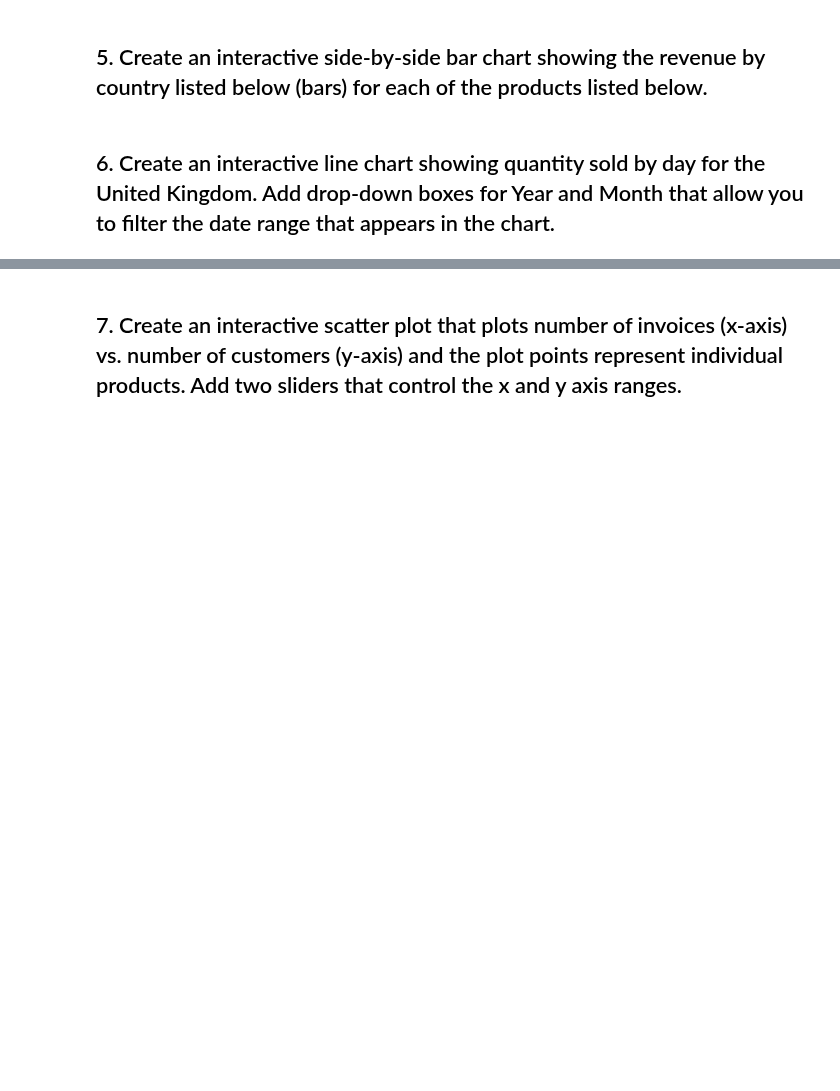
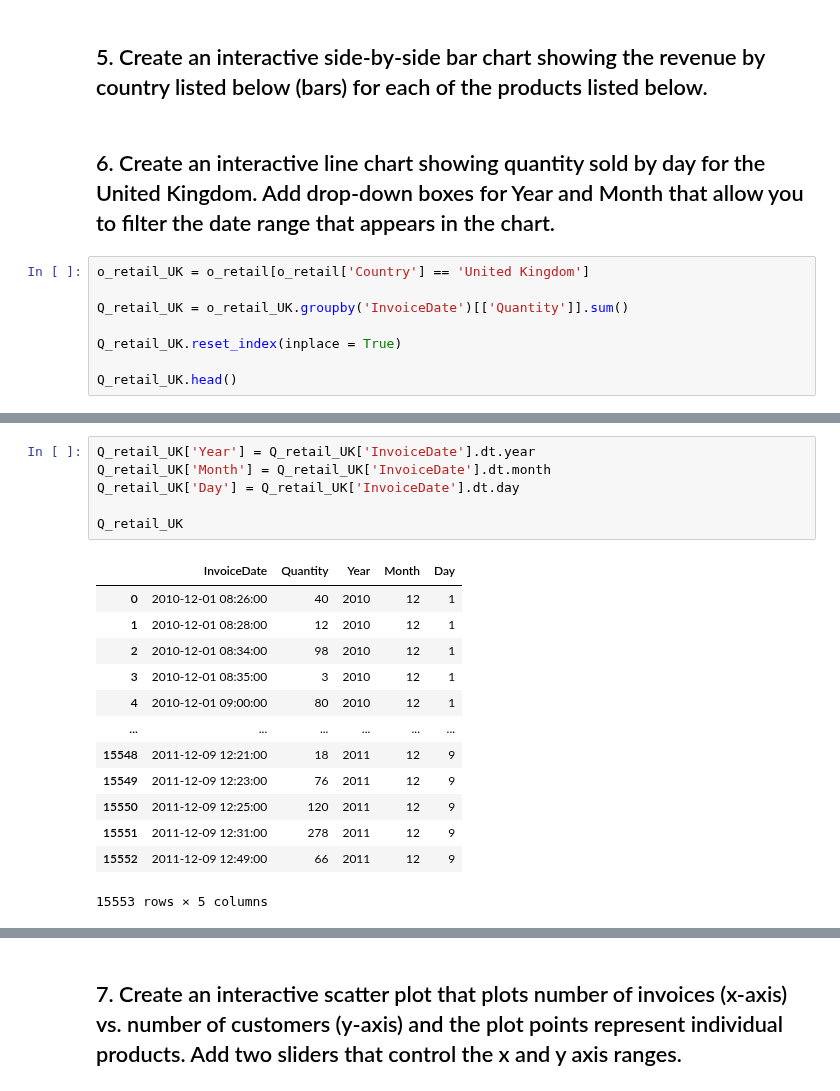
Before and after one commit to Ironhack-Data-Madrid-Octubre-2023/5.2-lab_interactive_visualization, a Jupyter notebook: your-code/main.ipynb, the cells around one changed output, grey strips where cells are left out. Drawn from its saved outputs; the diff is of its cells as text; blank space fills up the shorter version.

```diff
--- a/your-code/main.ipynb
+++ b/your-code/main.ipynb
@@ -91,3 +115,11 @@ data.iplot(kind='hist')
 ## 5. Create an interactive side-by-side bar chart showing the revenue by country listed below (bars) for each of the products listed below.
 # %% [markdown]
 ## 6. Create an interactive line chart showing quantity sold by day for the United Kingdom. Add drop-down boxes for Year and Month that allow you to filter the date range that appears in the chart.
+# %%
+o_retail_UK = o_retail[o_retail['Country'] == 'United Kingdom']
+
+Q_retail_UK = o_retail_UK.groupby('InvoiceDate')[['Quantity']].sum()
+
+Q_retail_UK.reset_index(inplace = True)
+
+Q_retail_UK.head()
@@ -93,0 +133,20 @@ data.iplot(kind='hist')
+# %%
+Q_retail_UK['Year'] = Q_retail_UK['InvoiceDate'].dt.year
+Q_retail_UK['Month'] = Q_retail_UK['InvoiceDate'].dt.month
+Q_retail_UK['Day'] = Q_retail_UK['InvoiceDate'].dt.day
+
+Q_retail_UK
+# %% [output]
+|  | InvoiceDate | Quantity | Year | Month | Day |
+| 0 | 2010-12-01 08:26:00 | 40 | 2010 | 12 | 1 |
+| 1 | 2010-12-01 08:28:00 | 12 | 2010 | 12 | 1 |
+| 2 | 2010-12-01 08:34:00 | 98 | 2010 | 12 | 1 |
+| 3 | 2010-12-01 08:35:00 | 3 | 2010 | 12 | 1 |
+| 4 | 2010-12-01 09:00:00 | 80 | 2010 | 12 | 1 |
+| ... | ... | ... | ... | ... | ... |
+| 15548 | 2011-12-09 12:21:00 | 18 | 2011 | 12 | 9 |
+| 15549 | 2011-12-09 12:23:00 | 76 | 2011 | 12 | 9 |
+| 15550 | 2011-12-09 12:25:00 | 120 | 2011 | 12 | 9 |
+| 15551 | 2011-12-09 12:31:00 | 278 | 2011 | 12 | 9 |
+| 15552 | 2011-12-09 12:49:00 | 66 | 2011 | 12 | 9 |
+15553 rows × 5 columns
```
Also changed, not shown: parts of 6 cells of this notebook.
